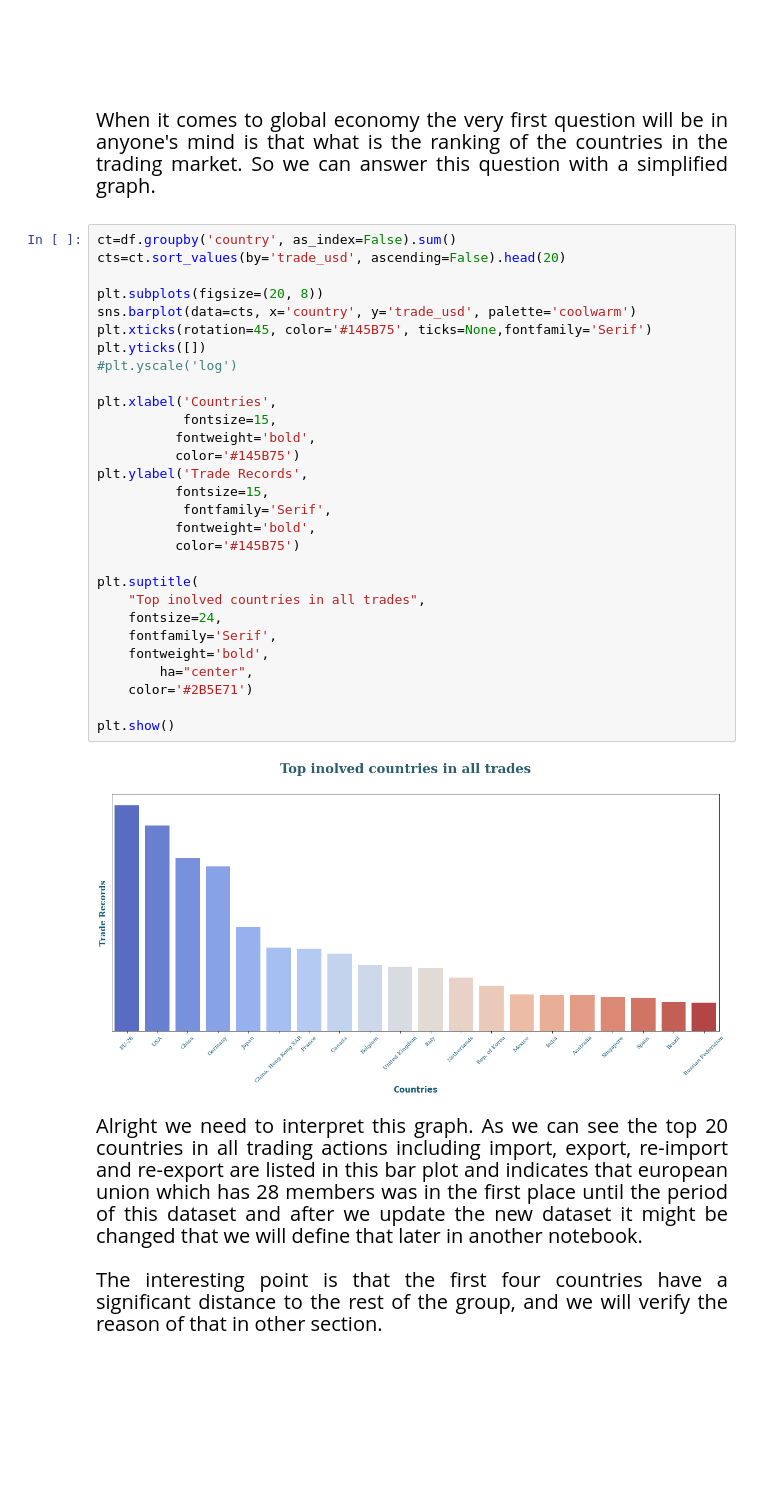
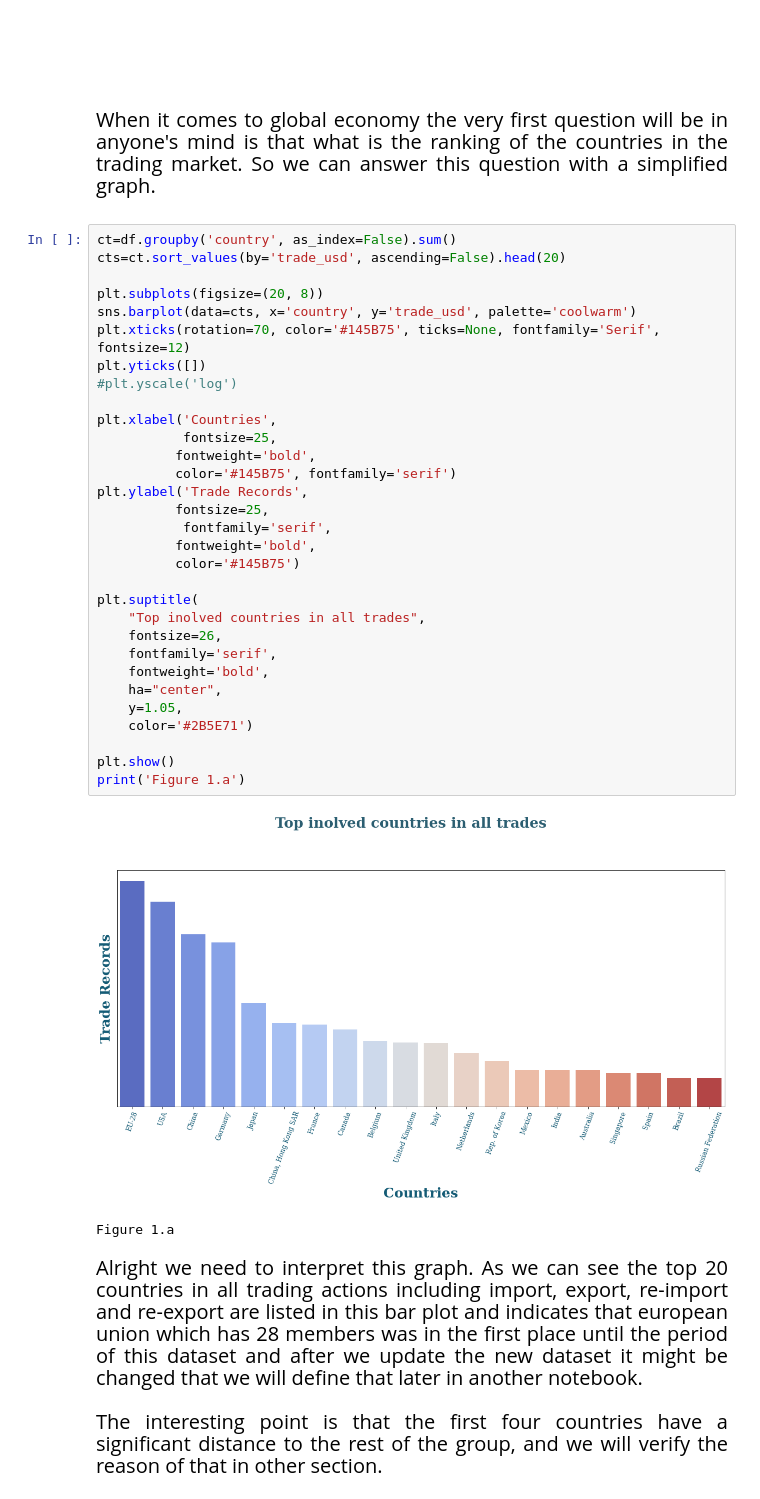
Before and after one commit to Persabras/Notebooks, a Jupyter notebook: global_trading_project_1988-present.ipynb, the cells around one changed output. Saved outputs shown, nothing was run; the diff lists cells and outputs as text; blank space fills up the shorter version.

```diff
--- a/global_trading_project_1988-present.ipynb
+++ b/global_trading_project_1988-present.ipynb
@@ -310,34 +310,37 @@ When it comes to global economy the very first question will be in anyone's mind
 # %%
 ct=df.groupby('country', as_index=False).sum()
 cts=ct.sort_values(by='trade_usd', ascending=False).head(20)
 
 plt.subplots(figsize=(20, 8))
 sns.barplot(data=cts, x='country', y='trade_usd', palette='coolwarm')
-plt.xticks(rotation=45, color='#145B75', ticks=None,fontfamily='Serif')
+plt.xticks(rotation=70, color='#145B75', ticks=None, fontfamily='Serif', fontsize=12)
 plt.yticks([])
 #plt.yscale('log')
 
 plt.xlabel('Countries',
-           fontsize=15,
+           fontsize=25,
           fontweight='bold',
-          color='#145B75')
+          color='#145B75', fontfamily='serif')
 plt.ylabel('Trade Records',
-          fontsize=15,
-           fontfamily='Serif',
+          fontsize=25,
+           fontfamily='serif',
           fontweight='bold',
           color='#145B75')
 
 plt.suptitle(
     "Top inolved countries in all trades",
-    fontsize=24,
-    fontfamily='Serif',
+    fontsize=26,
+    fontfamily='serif',
     fontweight='bold',
-        ha="center",
+    ha="center",
+    y=1.05,
     color='#2B5E71')
 
 plt.show()
+print('Figure 1.a')
 # %% [output]
-[figure, old version]
+[figure, new version]
+Figure 1.a
 # %% [markdown]
 <div style="width:100%;font-family: Optima; font-size: 20px; font-weight: 400; line-height: 1.5; text-align: justify;">Alright we need to interpret this graph. As we can see the top 20 countries in all trading actions including import, export, re-import and re-export are listed in this bar plot and indicates that european union which has 28 members was in the first place until the period of this dataset and after we update the new dataset it might be changed that we will define that later in another notebook.<br><br>
 The interesting point is that the first four countries have a significant distance to the rest of the group, and we will verify the reason of that in other section.</div>
```
Also changed, not shown: parts of 9 cells of this notebook.
